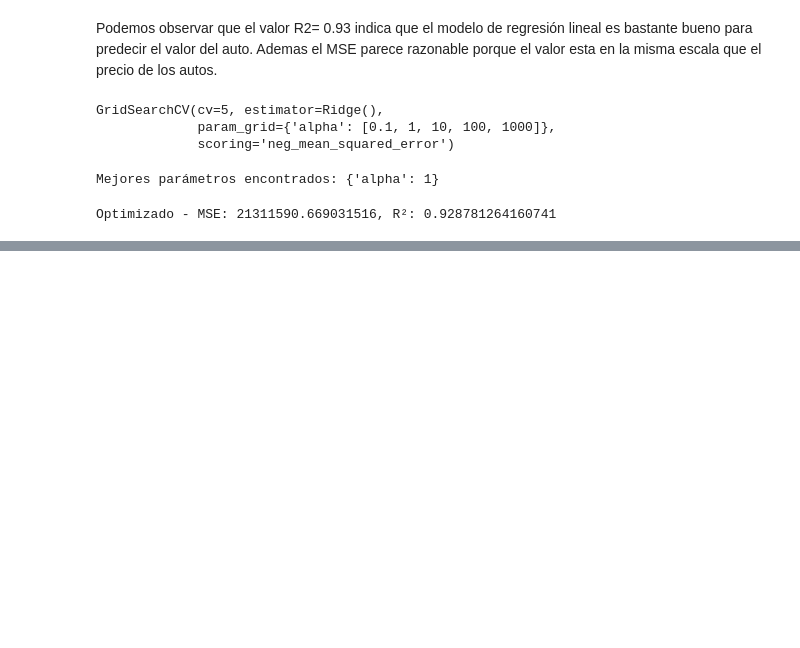
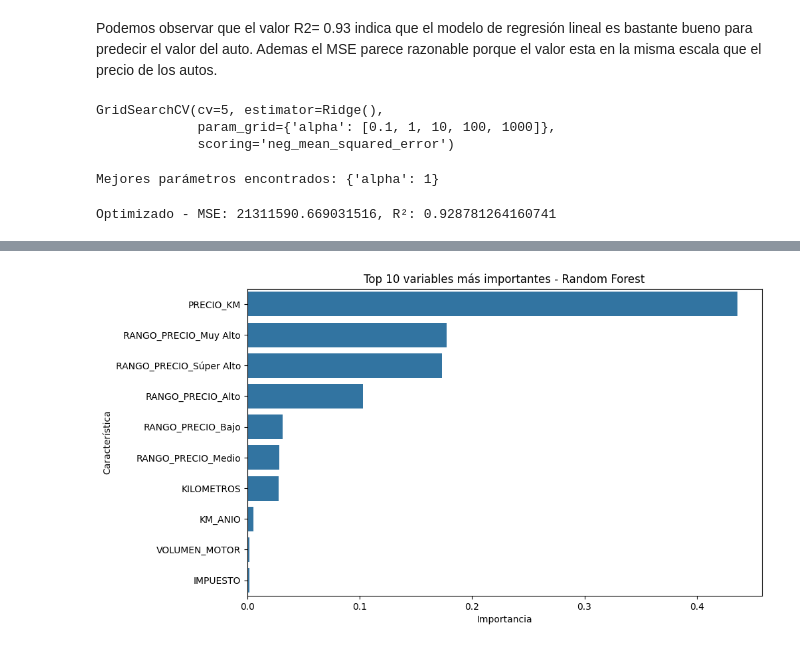
Before and after one commit to abriolajuan/DSIIAbriola, a Jupyter notebook: DSIIAbriola.ipynb, the cells around one changed output, grey strips where cells are left out. Saved outputs shown, nothing was run; the diff lists cells and outputs as text; code cells hidden in the pictures; blank space fills up the shorter version.

```diff
--- a/DSIIAbriola.ipynb
+++ b/DSIIAbriola.ipynb
@@ -655,0 +694,16 @@ print(f"Random Forest - MSE: {mse_rf}, R²: {r2_rf}")
+# %%
+# Importancia de variables
+importances = best_model_rf.feature_importances_
+features = x_encoded.columns
+
+# Convertir en dataframe
+importances_df = pd.DataFrame({'Característica': features, 'Importancia': importances})
+importances_df = importances_df.sort_values(by='Importancia', ascending=False).head(10)
+
+# Gráfico
+plt.figure(figsize=(10, 6))
+sns.barplot(x='Importancia', y='Característica', data=importances_df)
+plt.title('Top 10 variables más importantes - Random Forest')
+plt.show()
+# %% [output]
+[figure, added]
```
Also changed, not shown: parts of 12 cells of this notebook.
